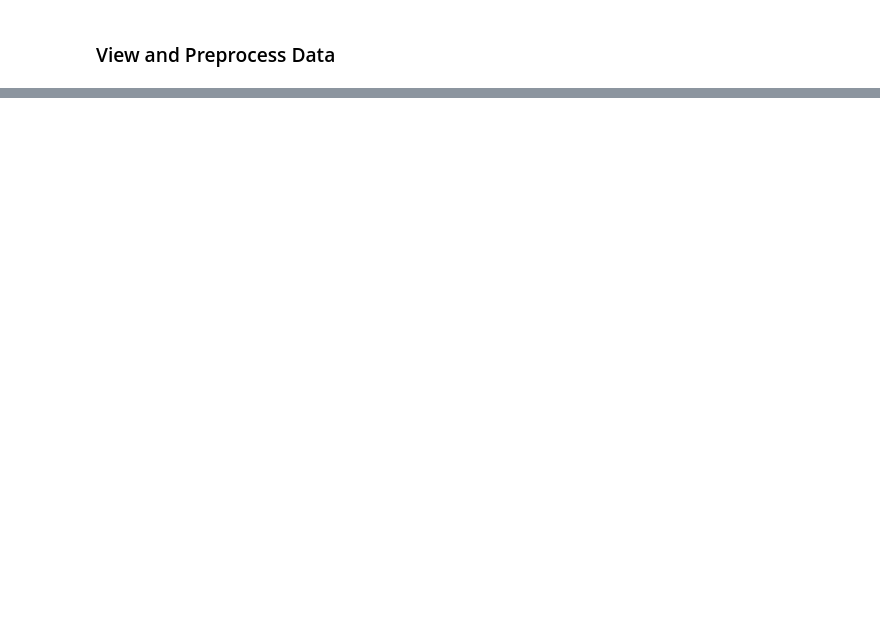
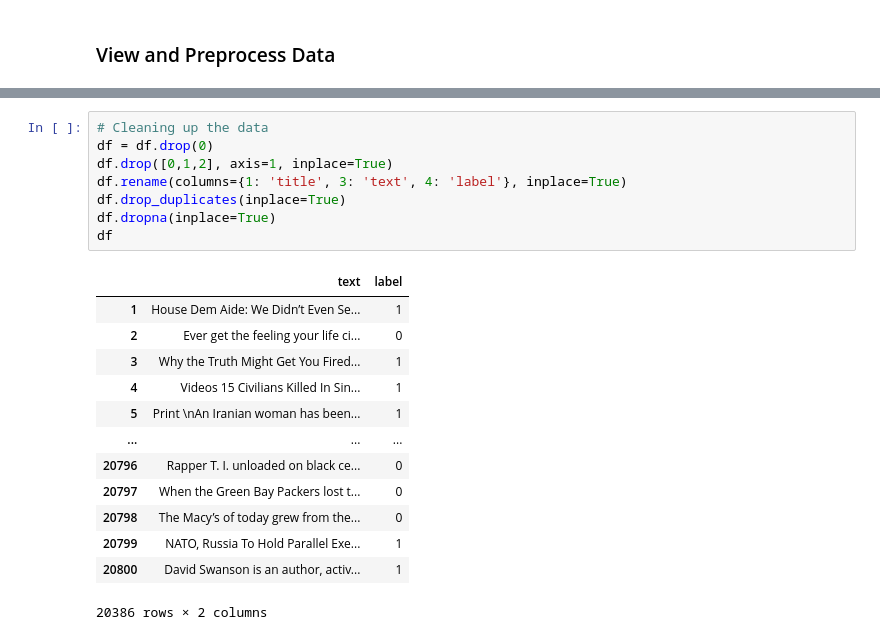
Before and after one commit to amudhak/fake-news-detection, a Jupyter notebook: src/FakeNewsDetection.ipynb, the cells around one changed output, grey strips where cells are left out. Drawn from its saved outputs; the diff is of its cells as text; blank space fills up the shorter version.

```diff
--- a/src/FakeNewsDetection.ipynb
+++ b/src/FakeNewsDetection.ipynb
@@ -80,0 +63,22 @@ model.summary()
+# %%
+# Cleaning up the data
+df = df.drop(0)
+df.drop([0,1,2], axis=1, inplace=True)
+df.rename(columns={1: 'title', 3: 'text', 4: 'label'}, inplace=True)
+df.drop_duplicates(inplace=True)
+df.dropna(inplace=True)
+df
+# %% [output]
+|  | text | label |
+| 1 | House Dem Aide: We Didn’t Even Se... | 1 |
+| 2 | Ever get the feeling your life ci... | 0 |
+| 3 | Why the Truth Might Get You Fired... | 1 |
+| 4 | Videos 15 Civilians Killed In Sin... | 1 |
+| 5 | Print \nAn Iranian woman has been... | 1 |
+| ... | ... | ... |
+| 20796 | Rapper T. I. unloaded on black ce... | 0 |
+| 20797 | When the Green Bay Packers lost t... | 0 |
+| 20798 | The Macy’s of today grew from the... | 0 |
+| 20799 | NATO, Russia To Hold Parallel Exe... | 1 |
+| 20800 | David Swanson is an author, activ... | 1 |
+20386 rows × 2 columns
```
Also changed, not shown: parts of 41 cells of this notebook.
